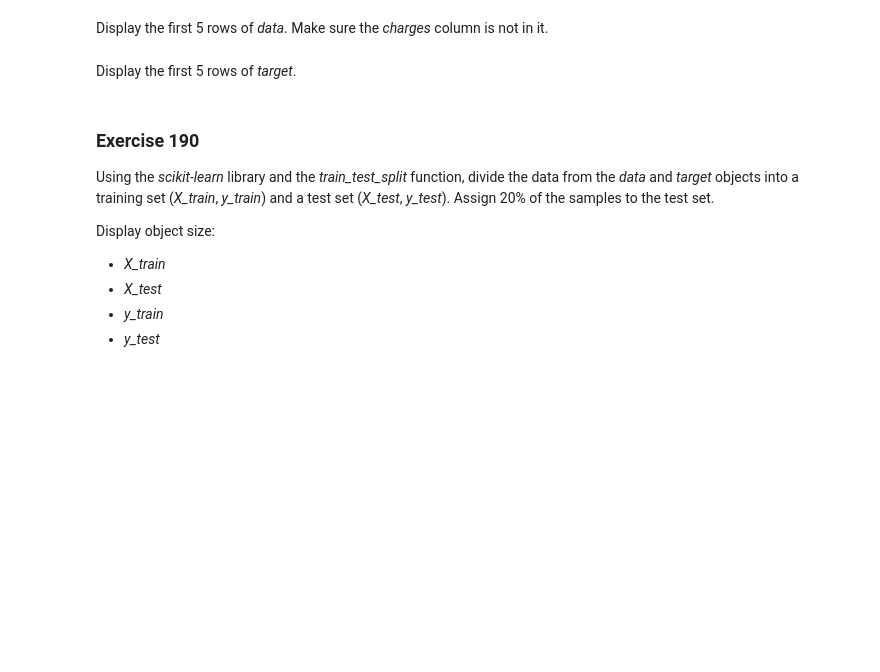
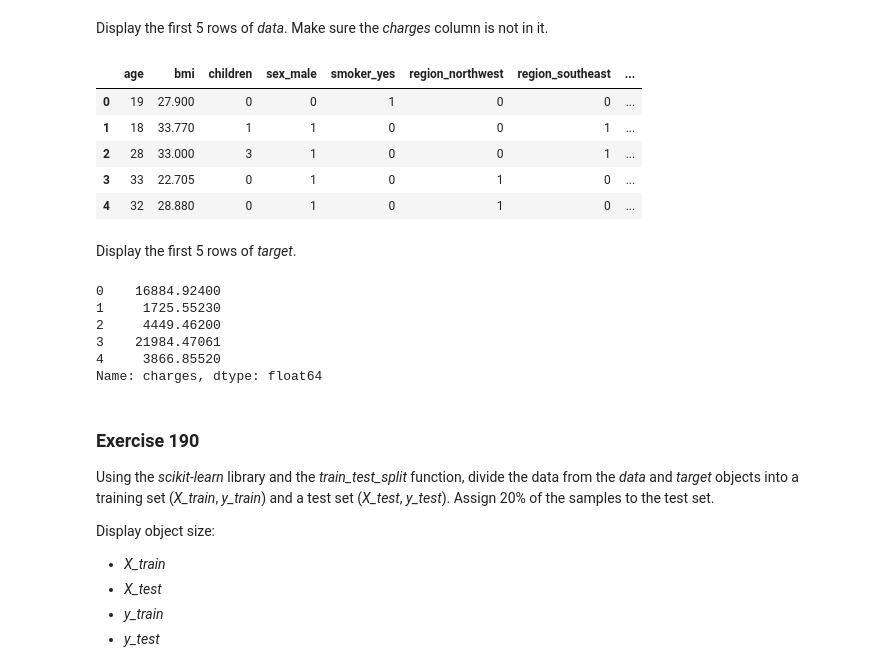
Before and after one commit to Olamyyde/test-colab, a Jupyter notebook: 181_190_exercises.ipynb, the cells around one changed output. Drawn from its saved outputs; the diff is of its cells as text; code cells hidden in the pictures; blank space fills up the shorter version.

```diff
--- a/181_190_exercises.ipynb
+++ b/181_190_exercises.ipynb
@@ -325,14 +392,32 @@ Using the _plotly express_ library, create a bar chart for such sorted values. S
 Copy the _df_dummies_ object to the _data_ variable. Then pop the _charges_ column from this object and assign it to the _target_ variable.
 # %%
 # enter solution here
+data=df_dummies.copy()
+target=data.pop('charges')
 # %% [markdown]
 Display the first 5 rows of _data_. Make sure the _charges_ column is not in it.
 # %%
 # enter solution here
+data.head()
+# %% [output]
+|  | age | bmi | children | sex_male | smoker_yes | region_northwest | region_southeast | ... |
+| 0 | 19 | 27.900 | 0 | 0 | 1 | 0 | 0 | ... |
+| 1 | 18 | 33.770 | 1 | 1 | 0 | 0 | 1 | ... |
+| 2 | 28 | 33.000 | 3 | 1 | 0 | 0 | 1 | ... |
+| 3 | 33 | 22.705 | 0 | 1 | 0 | 1 | 0 | ... |
+| 4 | 32 | 28.880 | 0 | 1 | 0 | 1 | 0 | ... |
 # %% [markdown]
 Display the first 5 rows of _target_.
 # %%
 # enter solution here
+target.head()
+# %% [output]
+0    16884.92400
+1     1725.55230
+2     4449.46200
+3    21984.47061
+4     3866.85520
+Name: charges, dtype: float64
 # %% [markdown]
 ### <a name='10'></a> Exercise 190
 Using the _scikit-learn_ library and the _train_test_split_ function, divide the data from the _data_ and _target_ objects into a training set (_X\_train_, _y\_train_) and a test set (_X\_test_, _y\_test_). Assign 20% of the samples to the test set.
```
Also changed, not shown: parts of 14 cells of this notebook.
